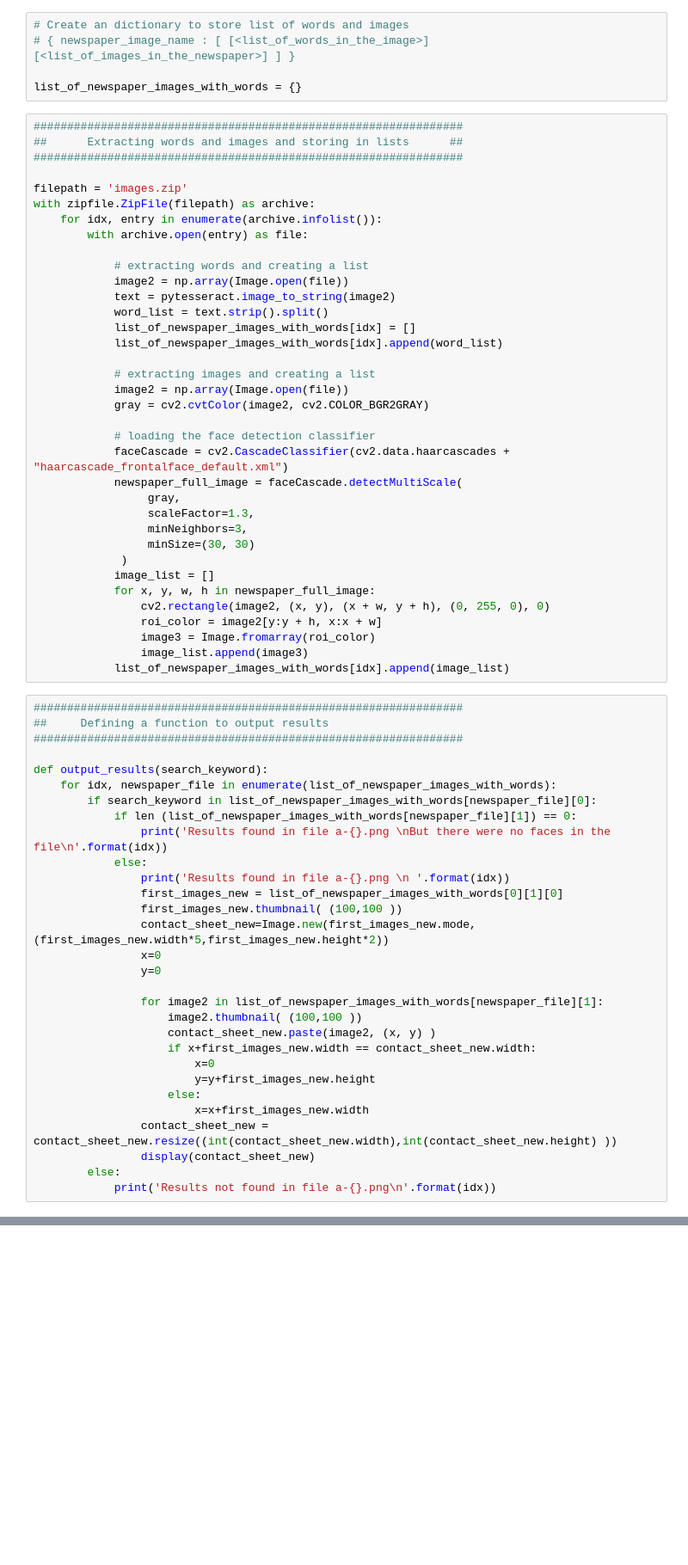
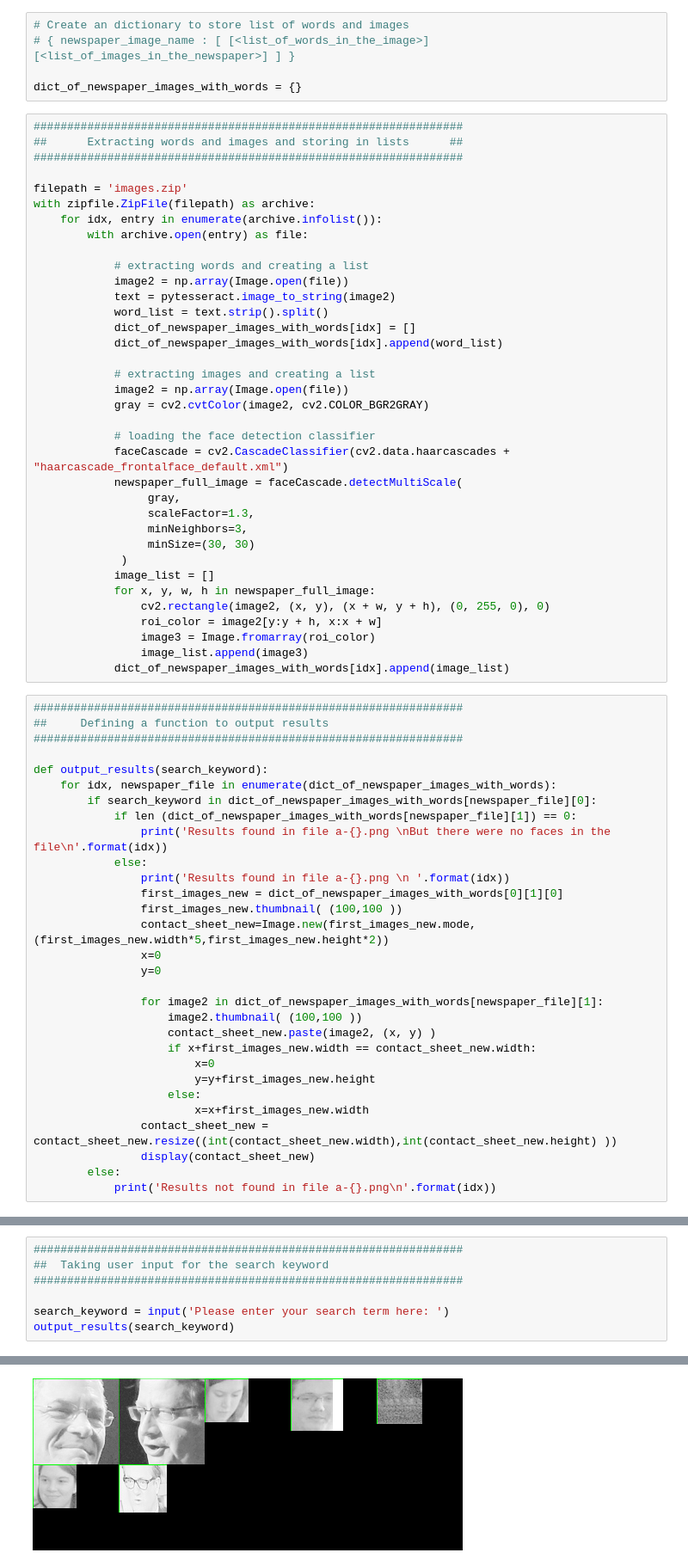
Before and after one commit to Govind-Patwal/OCR_and_Face_Recognition, a Jupyter notebook: OCR_with_pytesseract_and_Face_Detection_with_cv2.ipynb, the cells around one changed output, grey strips where cells are left out. Shown at 86% size. Drawn from its saved outputs; the diff is of its cells as text; blank space fills up the shorter version.

```diff
--- a/OCR_with_pytesseract_and_Face_Detection_with_cv2.ipynb
+++ b/OCR_with_pytesseract_and_Face_Detection_with_cv2.ipynb
@@ -32,7 +32,7 @@ pytesseract.pytesseract.tesseract_cmd = r'C:\Program Files\Tesseract-OCR\tessera
 # Create an dictionary to store list of words and images
 # { newspaper_image_name : [ [<list_of_words_in_the_image>] [<list_of_images_in_the_newspaper>] ] }
 
-list_of_newspaper_images_with_words = {}
+dict_of_newspaper_images_with_words = {}
 # %%
 ################################################################
 ##      Extracting words and images and storing in lists      ##
@@ -47,8 +47,8 @@ with zipfile.ZipFile(filepath) as archive:
             image2 = np.array(Image.open(file))
             text = pytesseract.image_to_string(image2)
             word_list = text.strip().split()
-            list_of_newspaper_images_with_words[idx] = []
-            list_of_newspaper_images_with_words[idx].append(word_list)
+            dict_of_newspaper_images_with_words[idx] = []
+            dict_of_newspaper_images_with_words[idx].append(word_list)
 
             # extracting images and creating a list
             image2 = np.array(Image.open(file))
@@ -68,26 +68,26 @@ with zipfile.ZipFile(filepath) as archive:
                 roi_color = image2[y:y + h, x:x + w]
                 image3 = Image.fromarray(roi_color)
                 image_list.append(image3)
-            list_of_newspaper_images_with_words[idx].append(image_list)
+            dict_of_newspaper_images_with_words[idx].append(image_list)
 # %%
 ################################################################
 ##     Defining a function to output results
 ################################################################
 
 def output_results(search_keyword):
-    for idx, newspaper_file in enumerate(list_of_newspaper_images_with_words):
-        if search_keyword in list_of_newspaper_images_with_words[newspaper_file][0]:
-            if len (list_of_newspaper_images_with_words[newspaper_file][1]) == 0:
+    for idx, newspaper_file in enumerate(dict_of_newspaper_images_with_words):
+        if search_keyword in dict_of_newspaper_images_with_words[newspaper_file][0]:
+            if len (dict_of_newspaper_images_with_words[newspaper_file][1]) == 0:
                 print('Results found in file a-{}.png \nBut there were no faces in the file\n'.format(idx))
             else:
                 print('Results found in file a-{}.png \n '.format(idx))
-                first_images_new = list_of_newspaper_images_with_words[0][1][0]
+                first_images_new = dict_of_newspaper_images_with_words[0][1][0]
                 first_images_new.thumbnail( (100,100 ))
                 contact_sheet_new=Image.new(first_images_new.mode, (first_images_new.width*5,first_images_new.height*2))
                 x=0
                 y=0
 
-                for image2 in list_of_newspaper_images_with_words[newspaper_file][1]:
+                for image2 in dict_of_newspaper_images_with_words[newspaper_file][1]:
                     image2.thumbnail( (100,100 ))
                     contact_sheet_new.paste(image2, (x, y) )
                     if x+first_images_new.width == contact_sheet_new.width:
@@ -197,0 +116,8 @@ Results found in file a-9.png
+# %%
+################################################################
+##  Taking user input for the search keyword
+################################################################
+
+search_keyword = input('Please enter your search term here: ')
+output_results(search_keyword)
+# %% [output]
@@ -197,0 +128 @@ Results found in file a-9.png
+[figure, added]
```
Also changed, not shown: parts of 4 cells of this notebook.
